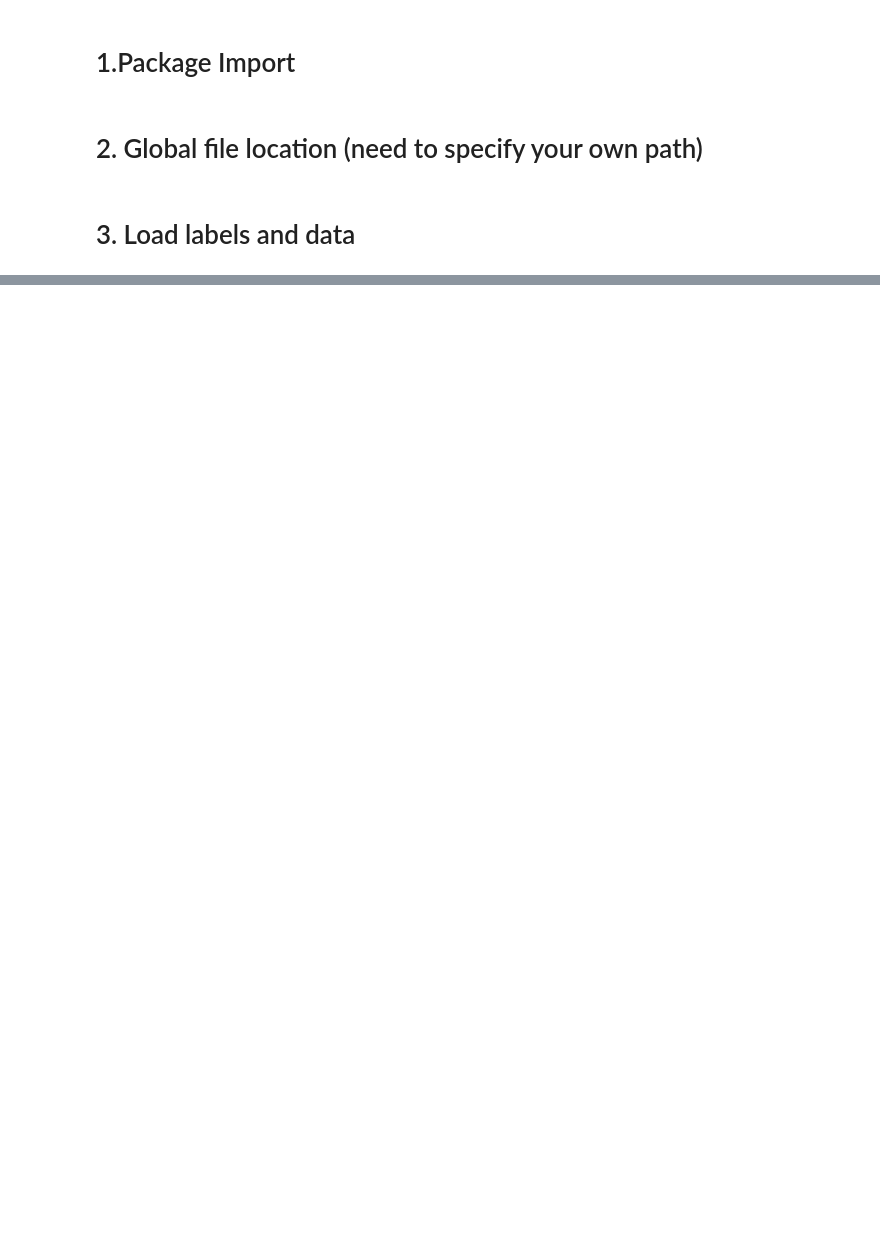
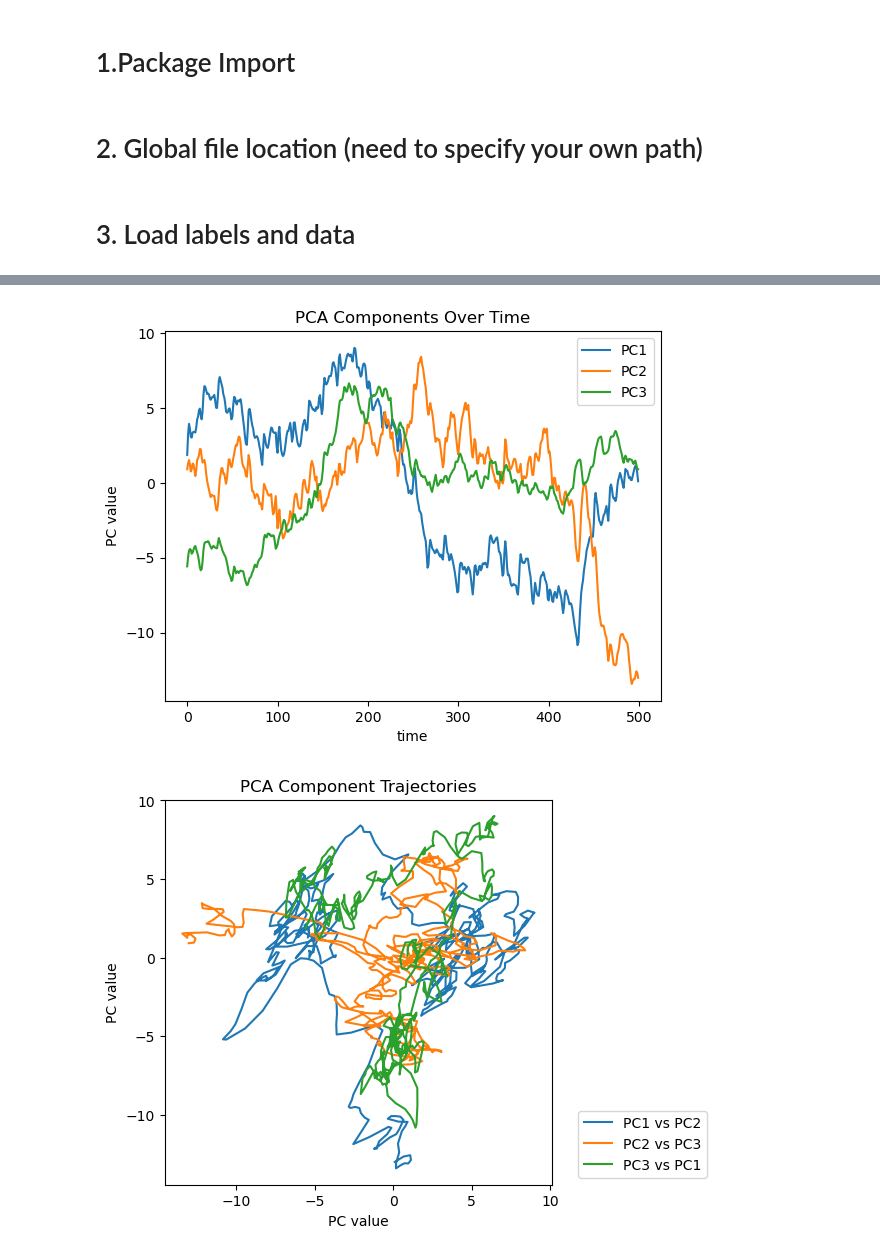
Before and after one commit to DanteLONG-NEO/CompNeuro_CDT, a Jupyter notebook: notebook/notebook.ipynb, the cells around one changed output, grey strips where cells are left out. Cells and saved outputs as stored; diff of their text form; code cells hidden in the pictures; blank space fills up the shorter version.

```diff
--- a/notebook/notebook.ipynb
+++ b/notebook/notebook.ipynb
@@ -126,10 +174,27 @@ plt.title('PCA Explained Variance')
 # %%
 import matplotlib.pyplot as plt
 
 for i in range(3):
-    plt.plot(X_pca[:1000, i], label=f'PC{i+1}')
+    plt.plot(X_pca[:, i], label=f'PC{i+1}')
 
 plt.legend()
 plt.xlabel("time")
 plt.ylabel("PC value")
+plt.title("PCA Components Over Time")
 plt.show()
+
+plt.figure(figsize=(5, 5))
+for i in range(3):
+    j = (i + 1) % 3
+    plt.plot(X_pca[:, i], X_pca[:, j],label=f'PC{i+1} vs PC{j+1}')
+
+
+plt.legend(bbox_to_anchor=(1.05, 0), loc='lower left')
+plt.xlabel("PC value")
+plt.ylabel("PC value")
+plt.title("PCA Component Trajectories")
+plt.axis('equal')
+plt.show()
+# %% [output]
+[figure, added]
+[figure, added]
```
Also changed, not shown: parts of 6 cells of this notebook, 1 other file.
